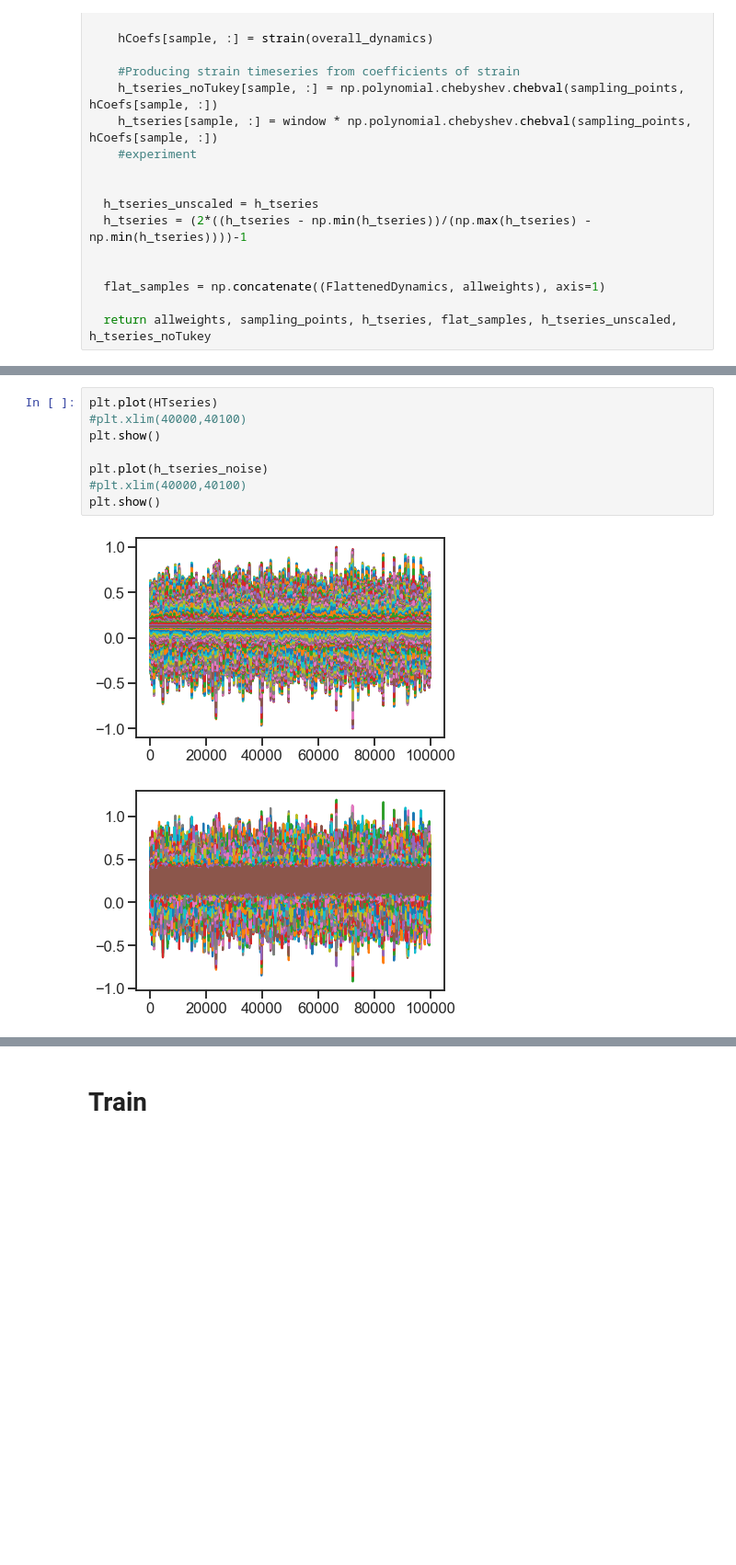
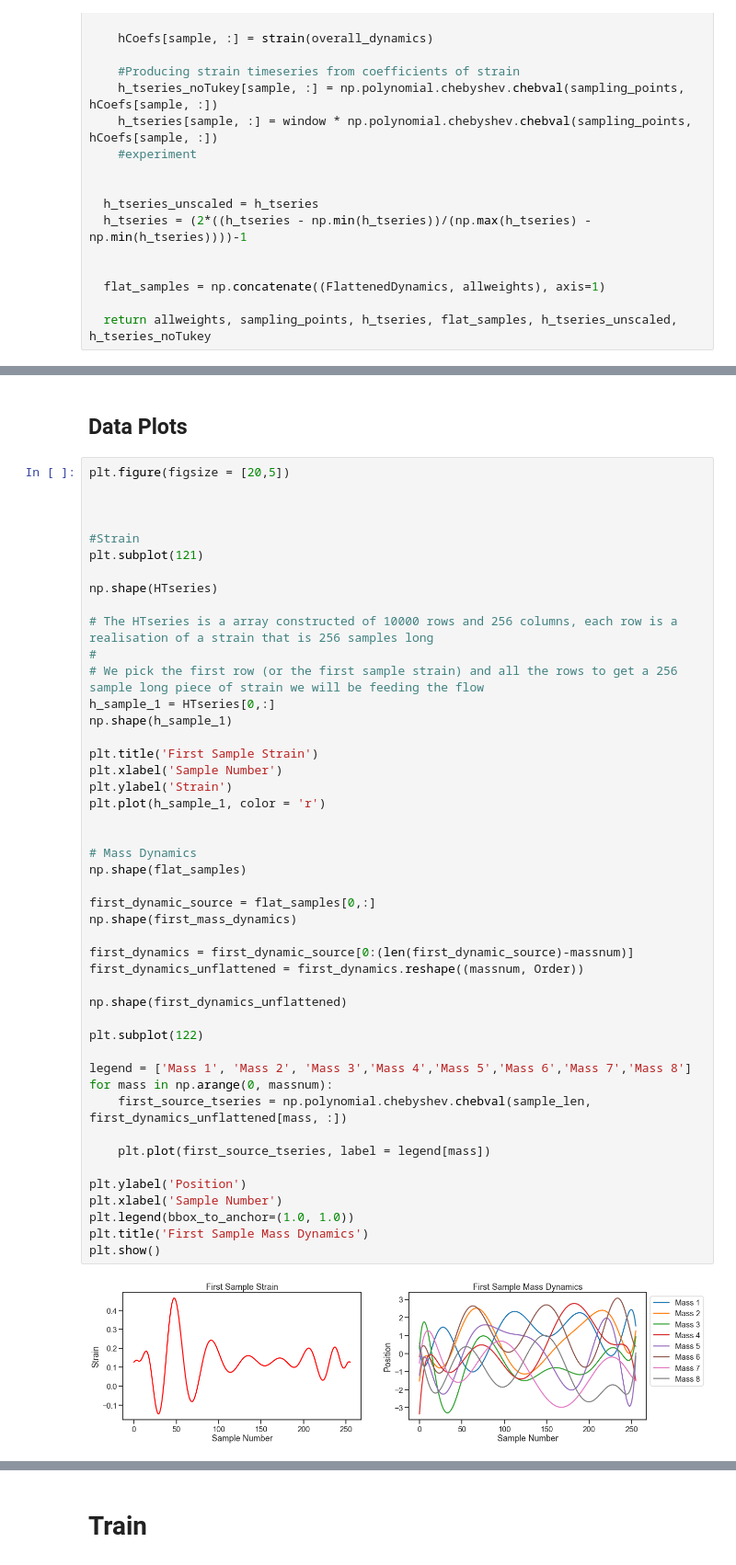
Before and after one commit to eMillar2718/MassDynamicsGW, a Jupyter notebook: FlowStrainMain.ipynb, the cells around one changed output, grey strips where cells are left out. Shown at 92% size. Drawn from its saved outputs; the diff is of its cells as text; blank space fills up the shorter version.

```diff
--- a/FlowStrainMain.ipynb
+++ b/FlowStrainMain.ipynb
@@ -290,11 +294,50 @@ test_loader = DataLoader(val_set, batch_size=batch_size, shuffle=True)
-# %%
-plt.plot(HTseries)
-#plt.xlim(40000,40100)
-plt.show()
-
-plt.plot(h_tseries_noise)
-#plt.xlim(40000,40100)
-plt.show()
-# %% [output]
-[figure, removed]
-[figure, removed]
+# %% [markdown]
+## Data Plots
+# %%
+plt.figure(figsize = [20,5])
+
+
+
+#Strain
+plt.subplot(121)
+
+np.shape(HTseries)
+
+# The HTseries is a array constructed of 10000 rows and 256 columns, each row is a realisation of a strain that is 256 samples long
+#
+# We pick the first row (or the first sample strain) and all the rows to get a 256 sample long piece of strain we will be feeding the flow
+h_sample_1 = HTseries[0,:]
+np.shape(h_sample_1)
+
+plt.title('First Sample Strain')
+plt.xlabel('Sample Number')
+plt.ylabel('Strain')
+plt.plot(h_sample_1, color = 'r')
+
+
+# Mass Dynamics
+np.shape(flat_samples)
+
+first_dynamic_source = flat_samples[0,:]
+np.shape(first_mass_dynamics)
+
+first_dynamics = first_dynamic_source[0:(len(first_dynamic_source)-massnum)]
+first_dynamics_unflattened = first_dynamics.reshape((massnum, Order))
+
+np.shape(first_dynamics_unflattened)
+
+plt.subplot(122)
+
+legend = ['Mass 1', 'Mass 2', 'Mass 3','Mass 4','Mass 5','Mass 6','Mass 7','Mass 8']
+for mass in np.arange(0, massnum):
+    first_source_tseries = np.polynomial.chebyshev.chebval(sample_len, first_dynamics_unflattened[mass, :])
+
+    plt.plot(first_source_tseries, label = legend[mass])
+
+plt.ylabel('Position')
+plt.xlabel('Sample Number')
+plt.legend(bbox_to_anchor=(1.0, 1.0))
+plt.title('First Sample Mass Dynamics')
+plt.show()
+# %% [output]
+[figure, added]
```
Also changed, not shown: parts of 13 cells of this notebook, 1 other file.
